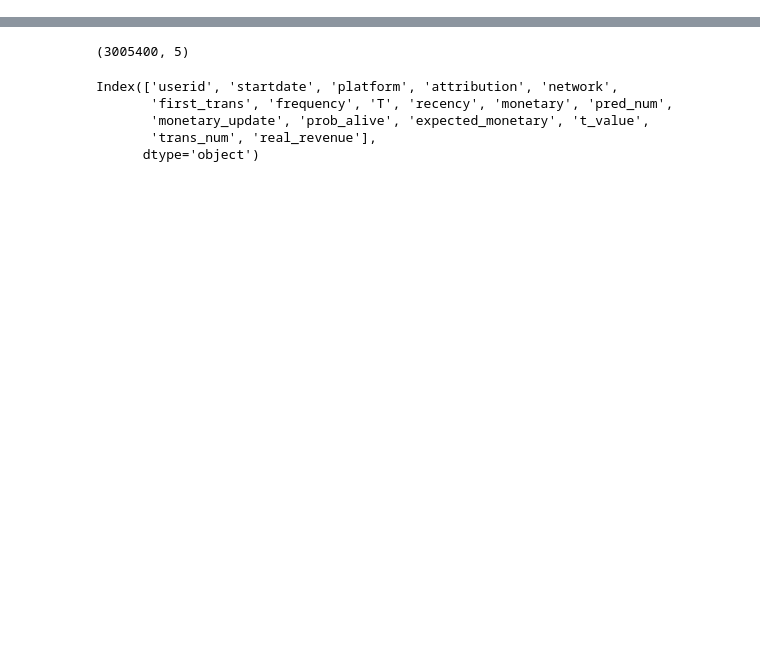
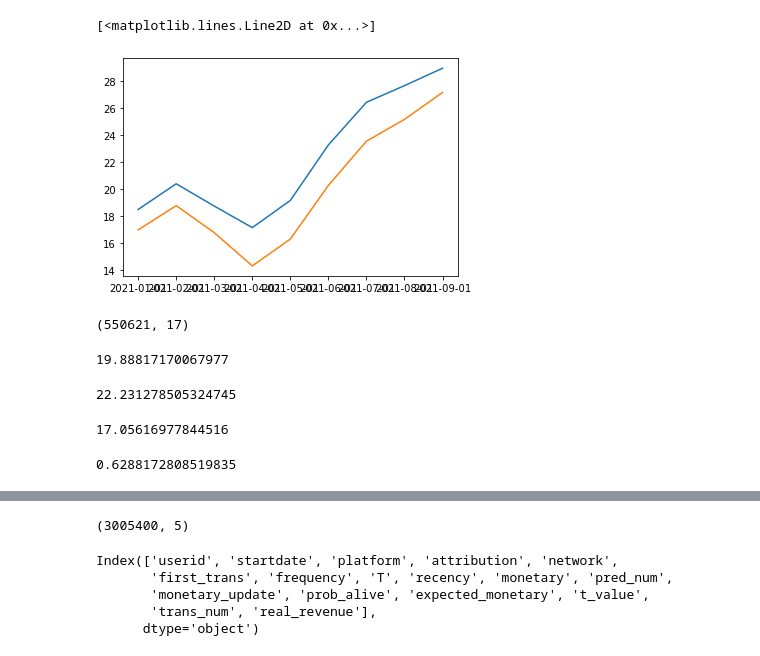
Before and after one commit to yanchundave/yanchunprojects, a Jupyter notebook: ltv/modelAnalysis.ipynb, the cells around one changed output, grey strips where cells are left out. Saved outputs shown, nothing was run; the diff lists cells and outputs as text; code cells hidden in the pictures; blank space fills up the shorter version.

```diff
--- a/ltv/modelAnalysis.ipynb
+++ b/ltv/modelAnalysis.ipynb
@@ -40,2 +44,6 @@ sql_all = "SELECT * FROM  ACCOUNTING.DBT_LOCAL.LTV_USER_2022"
+# %%
+SNOWFLAKE_ROLE = 'FUNC_ACCOUNTING_USER'
+SNOWFLAKE_WAREHOUSE = 'DAVE_USER_WH'
+con = ds.snowflake_connect(warehouse=SNOWFLAKE_WAREHOUSE, role=SNOWFLAKE_ROLE)
 # %%
-df_all = read_from_snowflake(sql_all)
+df_all = pd.read_sql_query(sql_all, con)
@@ -41,0 +68,4 @@ df_all = read_from_snowflake(sql_all)
+# %%
+predict = df_all.loc[df_all['PREDICT_LABEL'] == 1, :]
+# %%
+predict_month = predict.groupby(['START_MONTH']).agg({'T_VALUE':np.mean, 'REAL_REVENUE':np.mean}).reset_index()
@@ -41,0 +85,26 @@ df_all = read_from_snowflake(sql_all)
+# %%
+plt.plot(predict_month['START_MONTH'], predict_month['T_VALUE'])
+plt.plot(predict_month['START_MONTH'], predict_month['REAL_REVENUE'])
+# %% [output]
+[<matplotlib.lines.Line2D at 0x...>]
+[figure, added]
+# %%
+predict.shape
+# %% [output]
+(550621, 17)
+# %%
+np.sum(predict['REAL_REVENUE'])/predict.shape[0]
+# %% [output]
+19.88817170067977
+# %%
+np.sum(predict['T_VALUE'])/predict.shape[0]
+# %% [output]
+22.231278505324745
+# %%
+np.mean(predict['PREDICT_CLV'])
+# %% [output]
+17.05616977844516
+# %%
+predict.loc[predict['ACTUAL_LABEL'] == 0,:].shape[0]/predict.shape[0]
+# %% [output]
+0.6288172808519835
```
Also changed, not shown: parts of 42 cells of this notebook, 12 other files.
